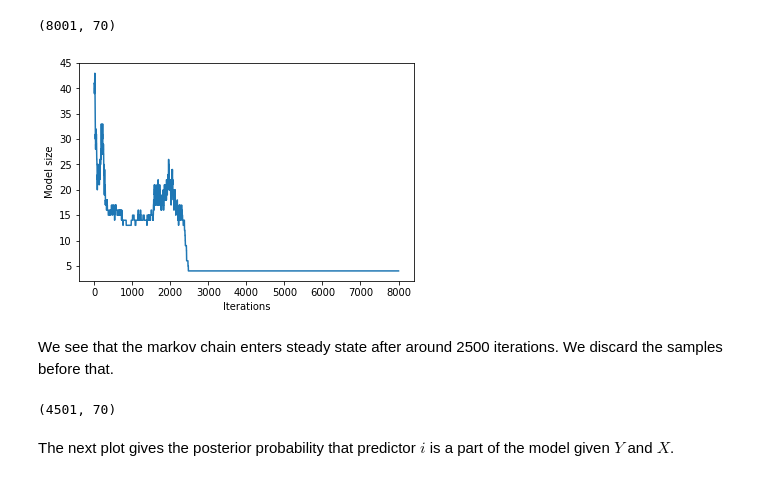
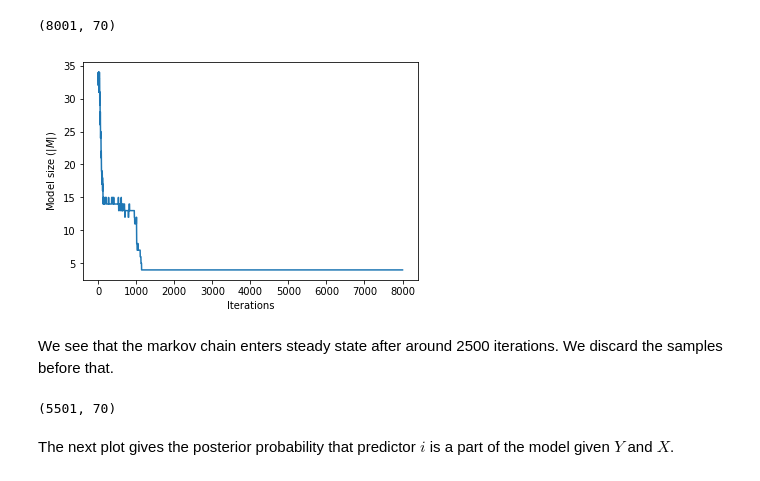
Before and after one commit to RohanBh/noisy-generalized-boolean, a Jupyter notebook: main_test_1.ipynb, the cells around one changed output. Drawn from its saved outputs; the diff is of its cells as text; code cells hidden in the pictures.

```diff
--- a/main_test_1.ipynb
+++ b/main_test_1.ipynb
@@ -24,3 +28,5 @@ import os
+# %%
+load_samples = False
 # %% [markdown]
 To generate $\mathbf{X}$, we will use a simple `numpy` trick.
 # %%
@@ -47,7 +53,7 @@ We'll represent this function by $F: \{0,1\}^4 \rightarrow \mathbb{Z}_{3} $, whe
 
 We have a generated boolean function stored as a csv. Lets load it.
 # %%
-df = pd.read_csv(("noisy-generalized-boolean/" if not found else "") + "data/bool_func.csv", index_col=0)
+df = pd.read_csv(f"{project_root}data/bool_func.csv", index_col=0)
 df
 # %% [output]
 |  | x55 | x38 | x31 | x13 | y0 | y1 | y2 |
@@ -130,0 +110,7 @@ FileLink('data/mcmc.csv')
+# %%
+samples = []
+if not load_samples:
+    samples = main.metropolis(X, Y, q=3, iterations=8000, show_progress=True)
+    pd.DataFrame(samples).to_csv(f"{project_root}data/mcmc-1.csv")
+else:
+    samples = pd.read_csv(f"{project_root}data/mcmc-1.csv", index_col=0).values
@@ -140,17 +148,17 @@ data.shape
 # %%
 plt.plot(np.arange(data.shape[0]), np.count_nonzero(data, axis=1))
 plt.xlabel("Iterations")
-plt.ylabel("Model size")
+plt.ylabel(r"Model size ($\vert M \vert$)")
 plt.show()
 # %% [output]
-[figure, old version]
+[figure, new version]
 # %% [markdown]
 We see that the markov chain enters steady state after around 2500 iterations. We discard the samples before that.
 # %%
 data = data[2500:]
 data.shape
 # %% [output]
-(4501, 70)
+(5501, 70)
 # %% [markdown]
 The next plot gives the posterior probability that predictor $i$ is a part of the model given $Y$ and $X$.
 # %% [markdown]
```
Also changed, not shown: parts of 9 cells of this notebook, 5 other files.
